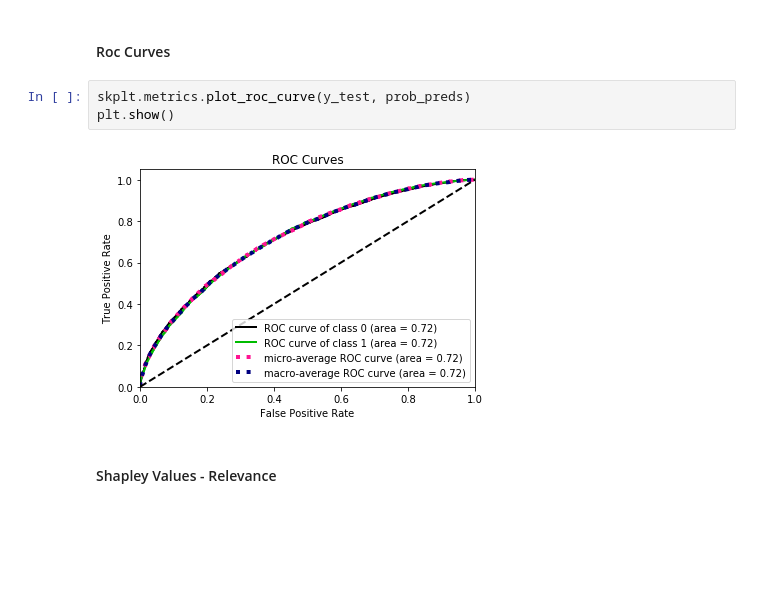
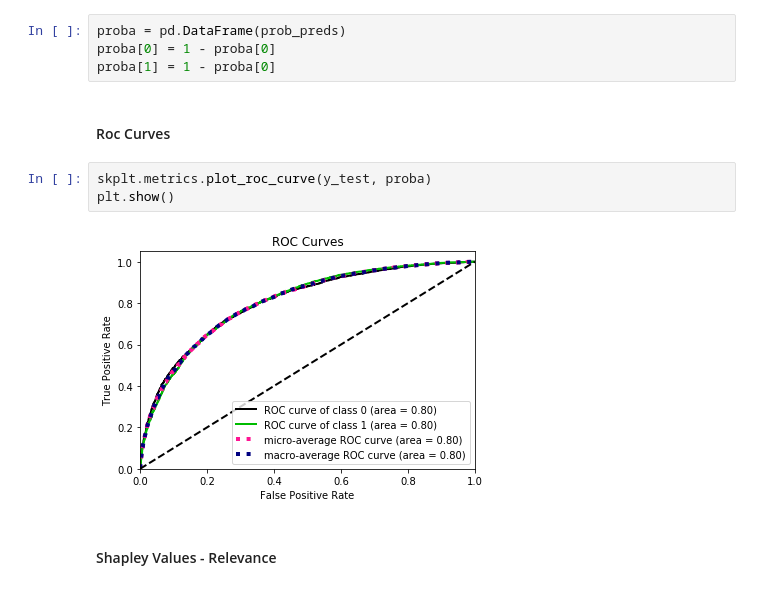
Before and after one commit to helderrezende/naliel_bcggamma, a Jupyter notebook: naliel/notebooks/Modelo-Linfoma.ipynb, the cells around one changed output. Cells and saved outputs as stored; diff of their text form; blank space fills up the shorter version.

```diff
--- a/naliel/notebooks/Modelo-Linfoma.ipynb
+++ b/naliel/notebooks/Modelo-Linfoma.ipynb
@@ -117,10 +158,14 @@ Wall time: 42 s
+# %%
+proba = pd.DataFrame(prob_preds)
+proba[0] = 1 - proba[0]
+proba[1] = 1 - proba[0]
 # %% [markdown]
 #### Roc Curves
 # %%
-skplt.metrics.plot_roc_curve(y_test, prob_preds)
+skplt.metrics.plot_roc_curve(y_test, proba)
 plt.show()
 # %% [output]
-[figure, old version]
+[figure, new version]
 # %% [markdown]
 #### Shapley Values - Relevance
 # %% [markdown]
```
Also changed, not shown: parts of 21 cells of this notebook.
